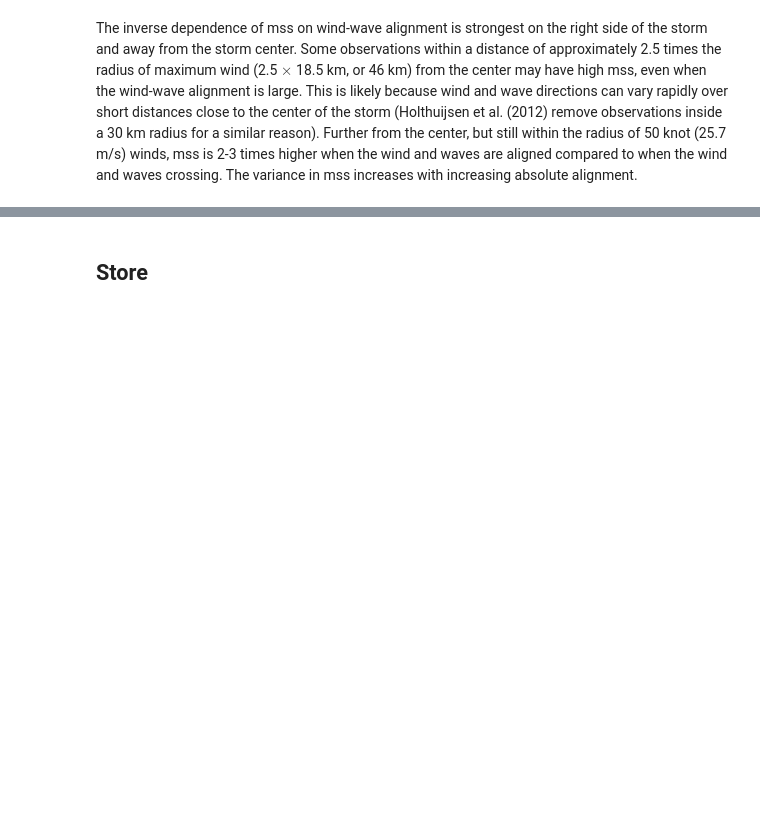
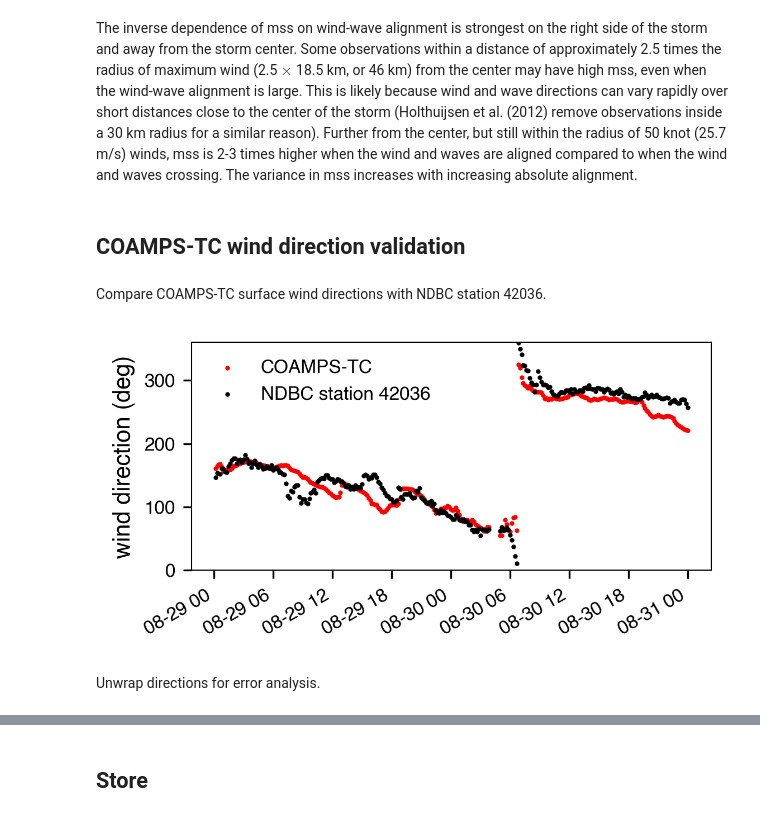
Before and after one commit to jacobrdavis/ocean-surface-wave-slopes-and-wind-wave-alignment, a Jupyter notebook: nb7-slope-alignment.ipynb, the cells around one changed output, grey strips where cells are left out. Cells and saved outputs as stored; diff of their text form; code cells hidden in the pictures; blank space fills up the shorter version.

```diff
--- a/nb7-slope-alignment.ipynb
+++ b/nb7-slope-alignment.ipynb
@@ -28,10 +28,8 @@ microswift_df = read_stored_variable('microswift_df')
 spotter_df = read_stored_variable('spotter_df')
 coamps_ds = read_stored_variable('coamps_ds')
 time_slice = read_stored_variable('time_slice')
-ian_spotter_coamps_df = read_stored_variable('ian_spotter_coamps_df')
-fiona_spotter_coamps_df = read_stored_variable('fiona_spotter_coamps_df')
-ibtracs_df = read_stored_variable('ibtracs_df')
 tanh_fit = read_stored_variable('tanh_fit')
+ndbc_ds = read_stored_variable('ndbc_ds')
 
 plotting.configure_figures()
 # %% [markdown]
@@ -1039,3 +1037,39 @@ This is likely because wind and wave directions can vary rapidly over short dist
 (Holthuijsen et al. (2012) remove observations inside a 30 km radius for a similar reason).
 Further from the center, but still within the radius of 50 knot (25.7 m/s) winds, mss is 2-3 times higher when the wind and waves are aligned compared to when the wind and waves crossing.
 The variance in mss increases with increasing absolute alignment.
+# %% [markdown]
+## COAMPS-TC wind direction validation
+# %% [markdown]
+Compare COAMPS-TC surface wind directions with NDBC station 42036.
+# %%
+ndbc_direction_is_na = ndbc_ds['wind_direction_primary_sensor'].isnull()
+coamps_direction_is_na = ndbc_ds['coamps_10m_wind_direction'].isnull()
+not_nan = np.logical_and(~ndbc_direction_is_na, ~coamps_direction_is_na)
+ndbc_wind_direction = ndbc_ds['wind_direction_primary_sensor'].where(not_nan, drop=True)
+coamps_wind_direction = ndbc_ds['coamps_10m_wind_direction'].where(not_nan, drop=True)
+# %%
+fig, ax = plt.subplots(1, 1, figsize=(4, 2))
+ax.scatter(
+    coamps_wind_direction['time'],
+    coamps_wind_direction,
+    color='r',
+    s=1,
+    label='COAMPS-TC',
+)
+ax.scatter(
+    ndbc_wind_direction['time'],
+    ndbc_wind_direction,
+    color='k',
+    s=1,
+    label='NDBC station 42036',
+)
+ax.set_ylabel('wind direction (deg)')
+ax.legend(frameon=False)
+ax.set_ylim([0, 360])
+fig.autofmt_xdate()
+
+# fig.savefig('revfig-coamps_ndbc_direction_timeseries.png', bbox_inches='tight')
+# %% [output]
+[figure, added]
+# %% [markdown]
+Unwrap directions for error analysis.
```
Also changed, not shown: parts of 6 cells of this notebook, 5 other files.
